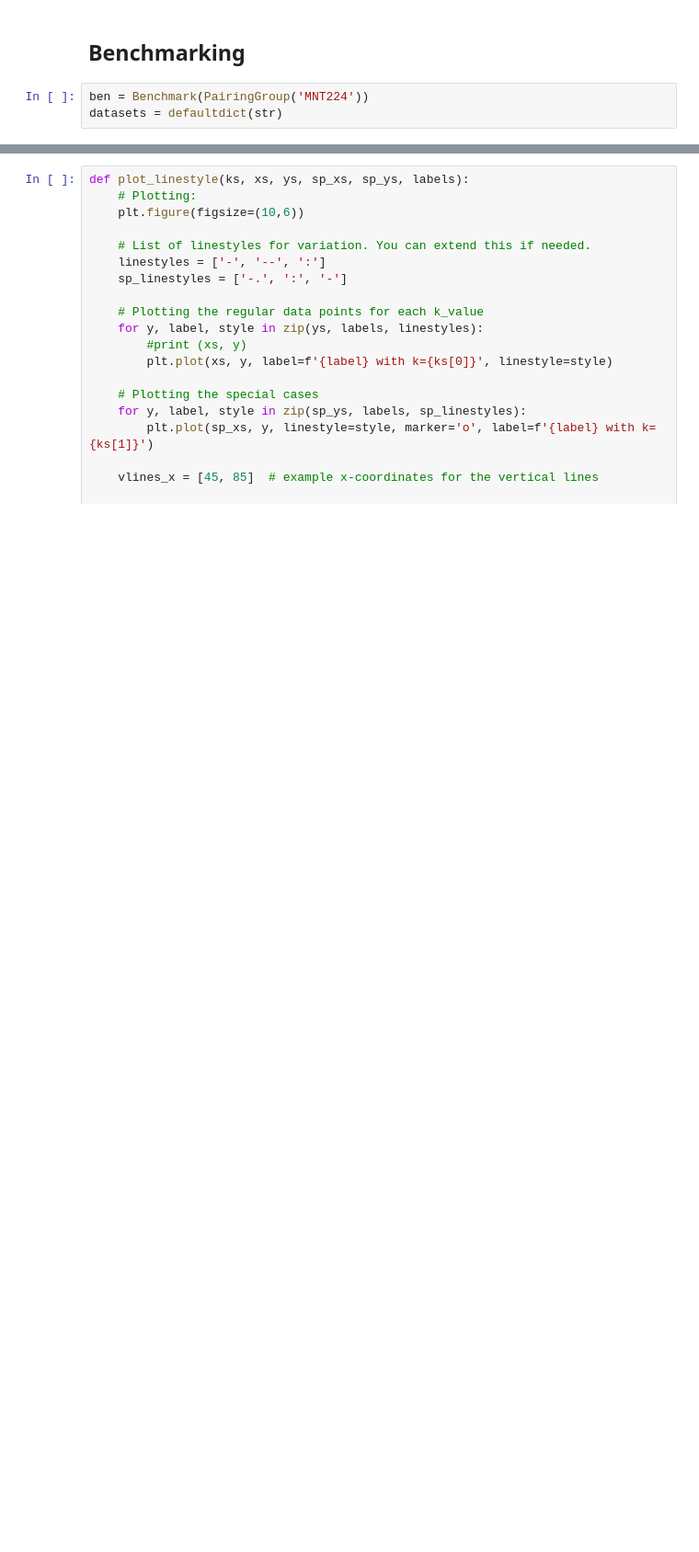
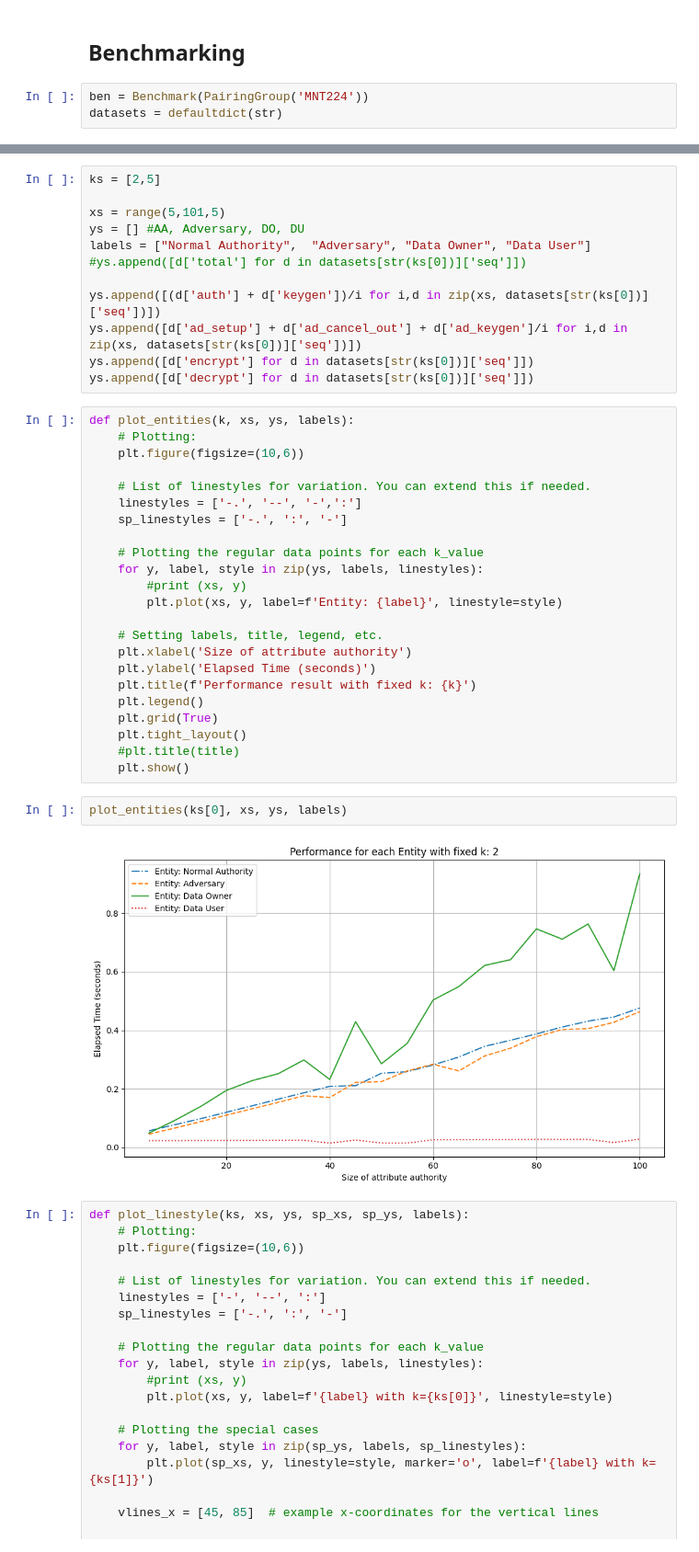
Before and after one commit to Guy1m0/Attack-on-IPPE, a Jupyter notebook: benchmark.ipynb, the cells around one changed output, grey strips where cells are left out. Shown at 92% size. Cells and saved outputs as stored; diff of their text form; blank space fills up the shorter version.

Commit message:
isloate the time cost of corrupt auth & making new plots as request

```diff
--- a/benchmark.ipynb
+++ b/benchmark.ipynb
@@ -66,3 +69,42 @@ with open('data.pkl','wb') as file:
+# %%
+ks = [2,5]
+
+xs = range(5,101,5)
+ys = [] #AA, Adversary, DO, DU
+labels = ["Normal Authority",  "Adversary", "Data Owner", "Data User"]
+#ys.append([d['total'] for d in datasets[str(ks[0])]['seq']])
+
+ys.append([(d['auth'] + d['keygen'])/i for i,d in zip(xs, datasets[str(ks[0])]['seq'])])
+ys.append([d['ad_setup'] + d['ad_cancel_out'] + d['ad_keygen']/i for i,d in zip(xs, datasets[str(ks[0])]['seq'])])
+ys.append([d['encrypt'] for d in datasets[str(ks[0])]['seq']])
+ys.append([d['decrypt'] for d in datasets[str(ks[0])]['seq']])
+# %%
+def plot_entities(k, xs, ys, labels):
+    # Plotting:
+    plt.figure(figsize=(10,6))
+
+    # List of linestyles for variation. You can extend this if needed.
+    linestyles = ['-.', '--', '-',':']
+    sp_linestyles = ['-.', ':', '-']
+
+    # Plotting the regular data points for each k_value
+    for y, label, style in zip(ys, labels, linestyles):
+        #print (xs, y)
+        plt.plot(xs, y, label=f'Entity: {label}', linestyle=style)
+
+    # Setting labels, title, legend, etc.
+    plt.xlabel('Size of attribute authority')
+    plt.ylabel('Elapsed Time (seconds)')
+    plt.title(f'Performance result with fixed k: {k}')
+    plt.legend()
+    plt.grid(True)
+    plt.tight_layout()
+    #plt.title(title)
+    plt.show()
+# %%
+plot_entities(ks[0], xs, ys, labels)
+# %% [output]
+[figure, added]
 # %%
 def plot_linestyle(ks, xs, ys, sp_xs, sp_ys, labels):
     # Plotting:
```
Also changed, not shown: parts of 7 cells of this notebook, 8 other files.
